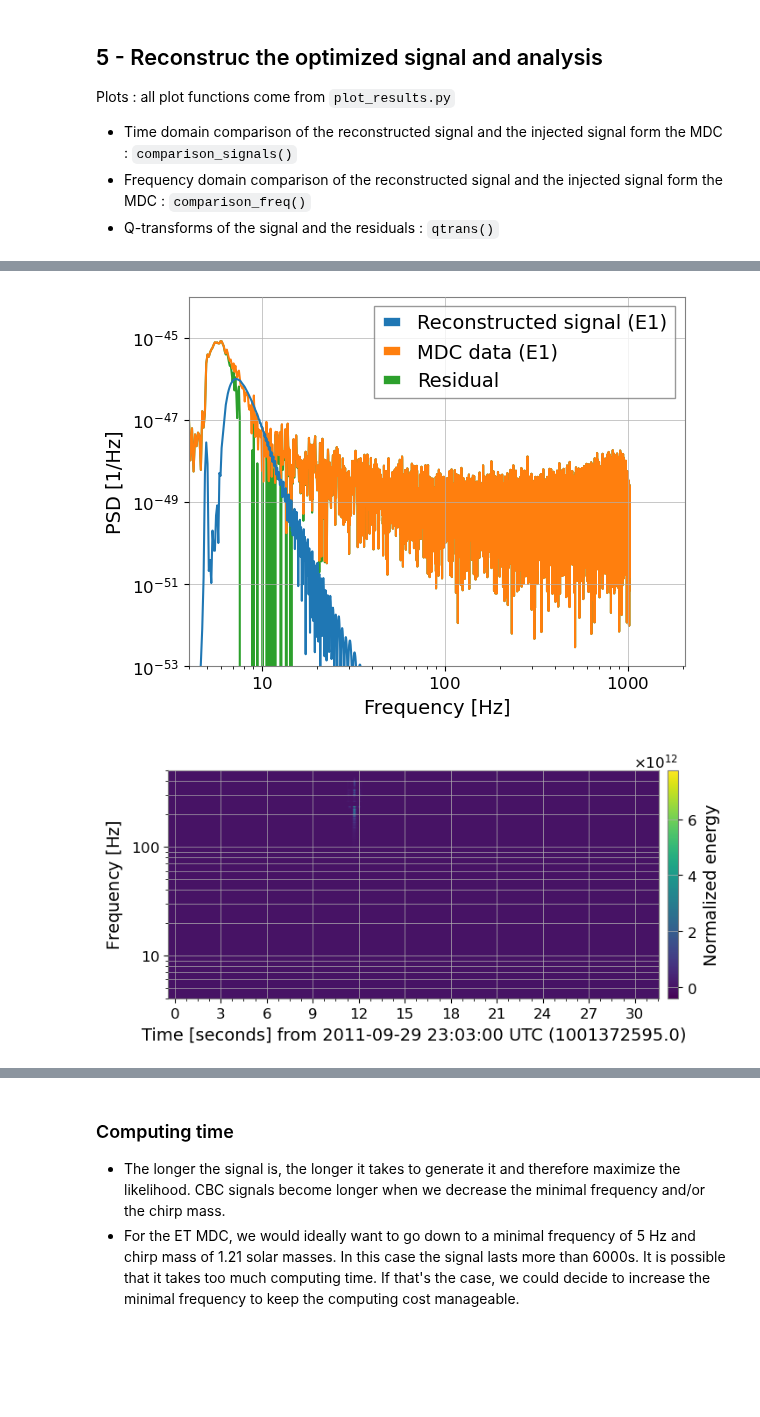
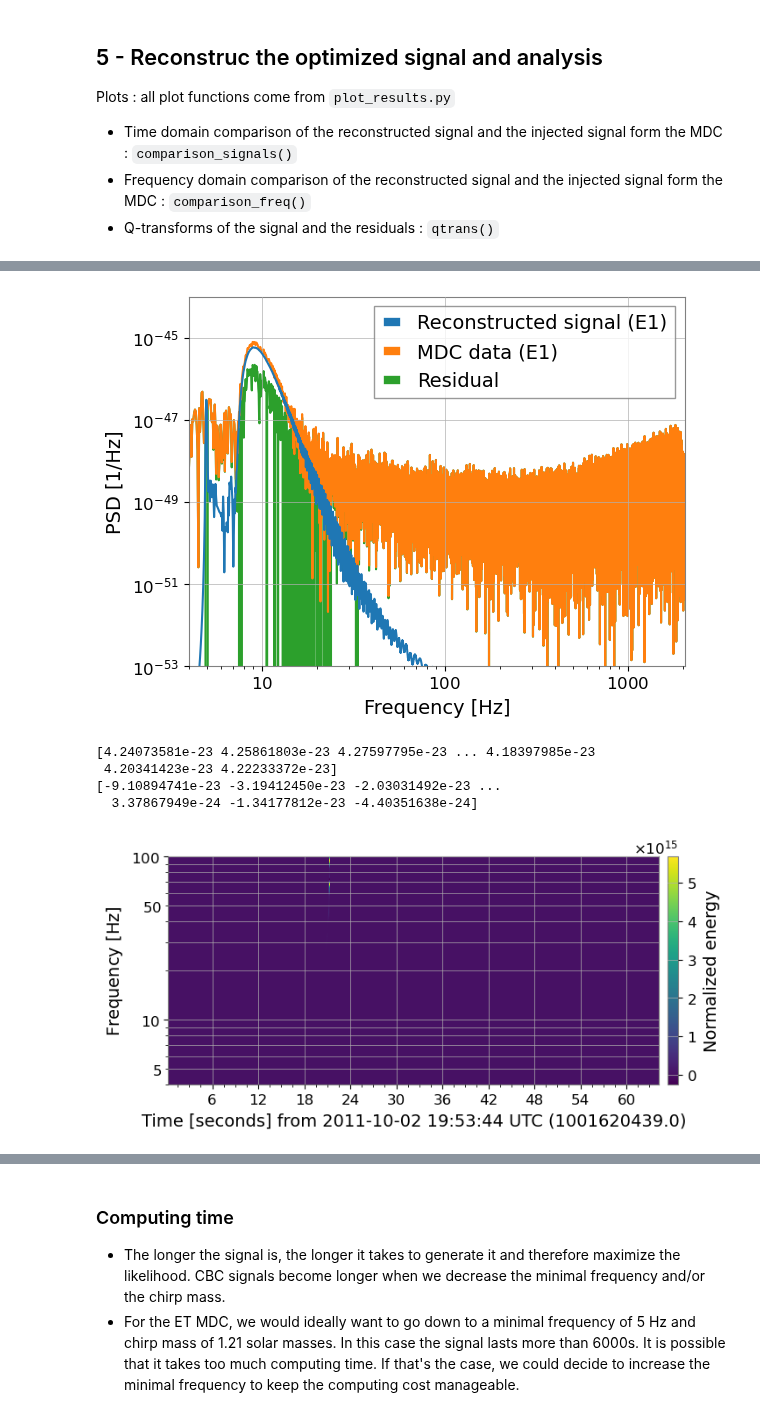
Before and after one commit to Glorieux-Victor/Internship_Victor_CBC_ET, a Jupyter notebook: code_Adrian/MLE_pipeline/src/test_likelihood_modif.ipynb, the cells around one changed output, grey strips where cells are left out. Drawn from its saved outputs; the diff is of its cells as text; code cells hidden in the pictures; blank space fills up the shorter version.

```diff
--- a/code_Adrian/MLE_pipeline/src/test_likelihood_modif.ipynb
+++ b/code_Adrian/MLE_pipeline/src/test_likelihood_modif.ipynb
@@ -137,7 +137,7 @@ for ifo in ifos:
     channel = ifo + ':STRAIN'
     file = path_data_home + 'données_' + ifo + '.txt'
     data[ifo] = TimeSeries.read(file)
-    data[ifo] = data[ifo].resample(2048)
+    data[ifo] = data[ifo].resample(4096)
     val = data[ifo].value
     delta_t = data[ifo].dt.value
     pycbc_ts = PycbcTimeSeries(val, delta_t=delta_t)
@@ -293,7 +294,7 @@ Plots : all plot functions come from `plot_results.py`
 - Frequency domain comparison of the reconstructed signal and the injected signal form the MDC : `comparison_freq()`
 - Q-transforms of the signal and the residuals : `qtrans()`
 # %%
-signal_reconstructed_t, signal_reconstructed_f = convert_signal(file_name='result_i10_t2', epoch=data['E1'].t0.value)
+signal_reconstructed_t, signal_reconstructed_f = convert_signal(file_name='result_i0_t3', epoch=data['E1'].t0.value)
 tspycbc_data = gwpy_to_pycbc(data)
 
 start_common = max(signal_reconstructed_t['E1'].start_time, data['E1'].t0.value)
@@ -321,11 +322,17 @@ comparison_signals(params_opti_file,signal_reconstructed_t,tspycbc_data,residual
 # %%
 comparison_freq(opti_cut,reel_cut,residual,ifo = 'E1')
 # %% [output]
-[figure, old version]
+[figure, new version]
 # %%
+print(signal_reconstructed_t['E1'])
+print(residual['E1'])
 tsgwpy_opti_cut = pycbc_to_gwpy(signal_reconstructed_t)
-qtrans(tsgwpy_opti_cut['E1'],frange = (4, 500),qrange = (100, 500))
+qtrans(tsgwpy_opti_cut['E1'],frange = (4, 100),qrange = (5, 30),colorbar_limits = np.array([None]))
 # %% [output]
+[4.24073581e-23 4.25861803e-23 4.27597795e-23 ... 4.18397985e-23
+ 4.20341423e-23 4.22233372e-23]
+[-9.10894741e-23 -3.19412450e-23 -2.03031492e-23 ...
+  3.37867949e-24 -1.34177812e-23 -4.40351638e-24]
-[figure, old version]
+[figure, new version]
 # %%
 tsgwpy_res = pycbc_to_gwpy(residual)
```
Also changed, not shown: parts of 7 cells of this notebook, 4 other files.
